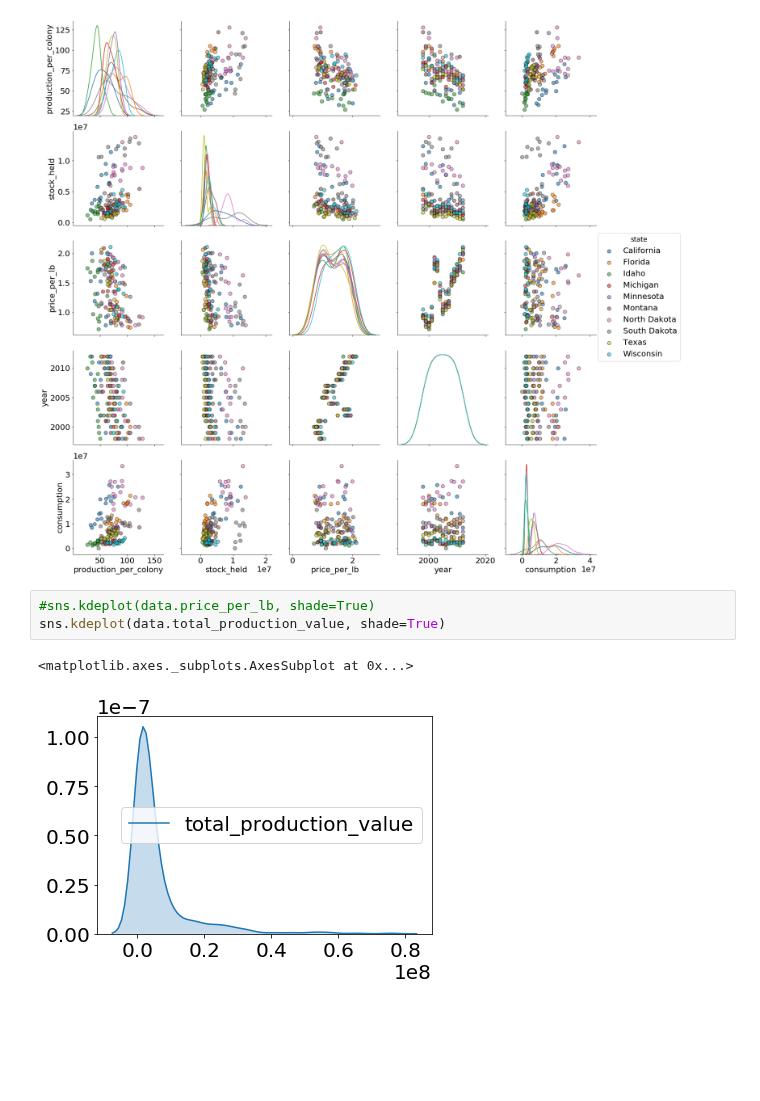
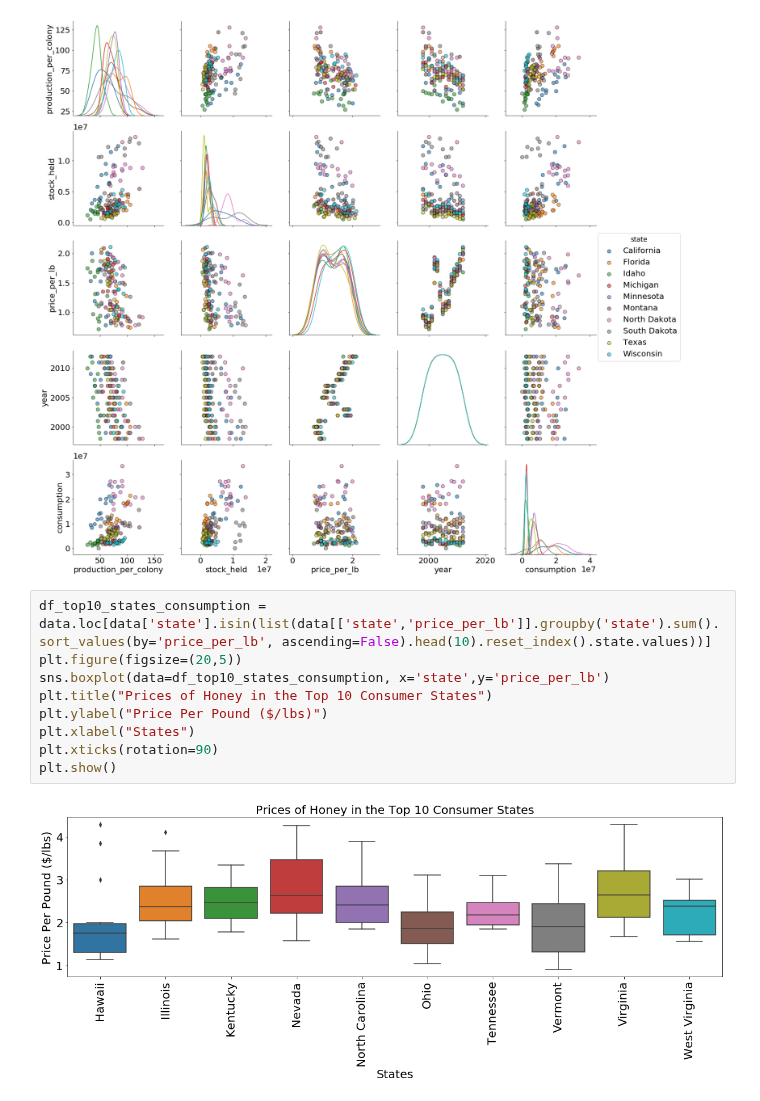
Before and after one commit to sominw/Kaggle, a Jupyter notebook: HoneyProductionDataset/HoneyProductionViz.ipynb, the cells around one changed output. Cells and saved outputs as stored; diff of their text form; blank space fills up the shorter version.

Commit message:
Visualized prices-BoxPlots

```diff
--- a/HoneyProductionDataset/HoneyProductionViz.ipynb
+++ b/HoneyProductionDataset/HoneyProductionViz.ipynb
@@ -234,9 +234,14 @@ sns.pairplot(data.loc[data['state'].isin(list(top10_states_by_production.state))
 # %% [output]
 <seaborn.axisgrid.PairGrid at 0x...>
 [figure]
-# %%
-#sns.kdeplot(data.price_per_lb, shade=True)
-sns.kdeplot(data.total_production_value, shade=True)
-# %% [output]
-<matplotlib.axes._subplots.AxesSubplot at 0x...>
-[figure, removed]
+# %%
+df_top10_states_consumption = data.loc[data['state'].isin(list(data[['state','price_per_lb']].groupby('state').sum().sort_values(by='price_per_lb', ascending=False).head(10).reset_index().state.values))]
+plt.figure(figsize=(20,5))
+sns.boxplot(data=df_top10_states_consumption, x='state',y='price_per_lb')
+plt.title("Prices of Honey in the Top 10 Consumer States")
+plt.ylabel("Price Per Pound ($/lbs)")
+plt.xlabel("States")
+plt.xticks(rotation=90)
+plt.show()
+# %% [output]
+[figure, added]
```
Also changed, not shown: parts of 1 cell of this notebook.
